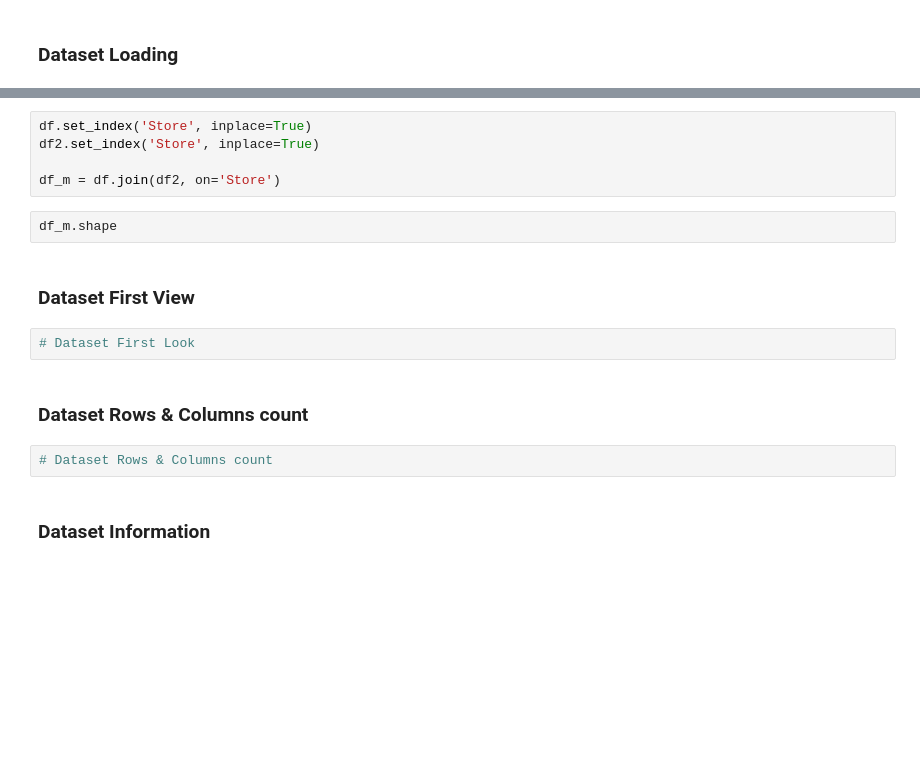
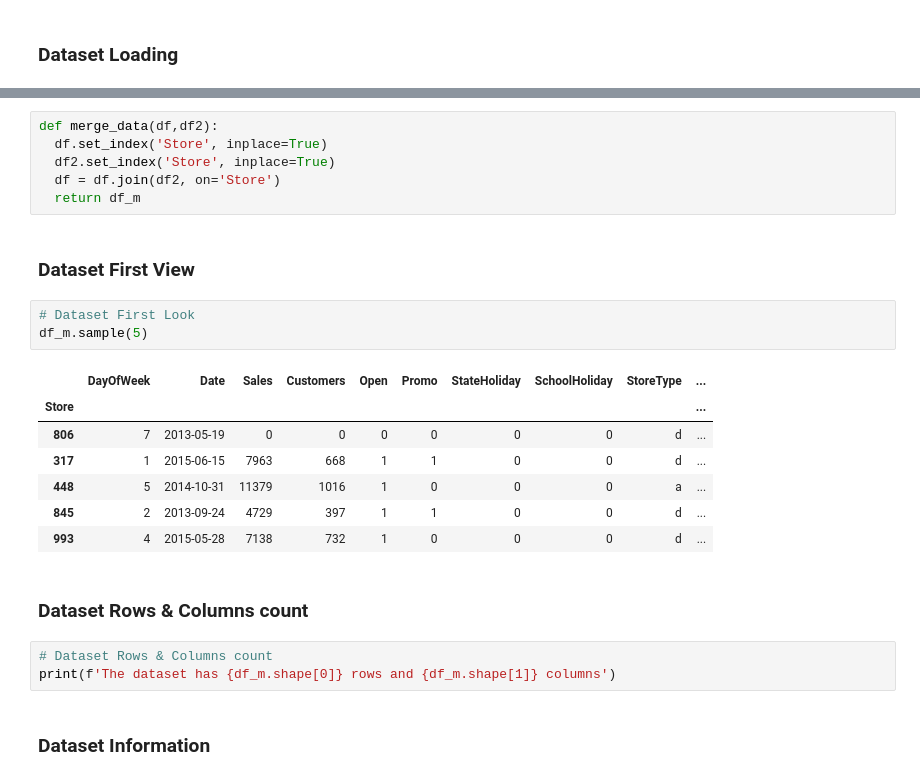
Before and after one commit to pvanand07/Retail-Sales-Prediction-Regression, a Jupyter notebook: Retail_Sales_Prediction_Regression.ipynb, the cells around one changed output, grey strips where cells are left out. Cells and saved outputs as stored; diff of their text form; blank space fills up the shorter version.

```diff
--- a/Retail_Sales_Prediction_Regression.ipynb
+++ b/Retail_Sales_Prediction_Regression.ipynb
@@ -111,18 +209,27 @@ df2['StoreType'].value_counts(),df2['Store'].value_counts()
 # %%
-df.set_index('Store', inplace=True)
-df2.set_index('Store', inplace=True)
-
-df_m = df.join(df2, on='Store')
+def merge_data(df,df2):
+  df.set_index('Store', inplace=True)
+  df2.set_index('Store', inplace=True)
+  df = df.join(df2, on='Store')
+  return df_m
-# %%
-df_m.shape
 # %% [markdown]
 ### Dataset First View
 # %%
 # Dataset First Look
+df_m.sample(5)
+# %% [output]
+|  | DayOfWeek | Date | Sales | Customers | Open | Promo | StateHoliday | SchoolHoliday | StoreType | ... |
+| Store |  |  |  |  |  |  |  |  |  | ... |
+| 806 | 7 | 2013-05-19 | 0 | 0 | 0 | 0 | 0 | 0 | d | ... |
+| 317 | 1 | 2015-06-15 | 7963 | 668 | 1 | 1 | 0 | 0 | d | ... |
+| 448 | 5 | 2014-10-31 | 11379 | 1016 | 1 | 0 | 0 | 0 | a | ... |
+| 845 | 2 | 2013-09-24 | 4729 | 397 | 1 | 1 | 0 | 0 | d | ... |
+| 993 | 4 | 2015-05-28 | 7138 | 732 | 1 | 0 | 0 | 0 | d | ... |
 # %% [markdown]
 ### Dataset Rows & Columns count
-# %%
-# Dataset Rows & Columns count
+# %%
+# Dataset Rows & Columns count
+print(f'The dataset has {df_m.shape[0]} rows and {df_m.shape[1]} columns')
 # %% [markdown]
 ### Dataset Information
 # %%
```
Also changed, not shown: parts of 56 cells of this notebook.
